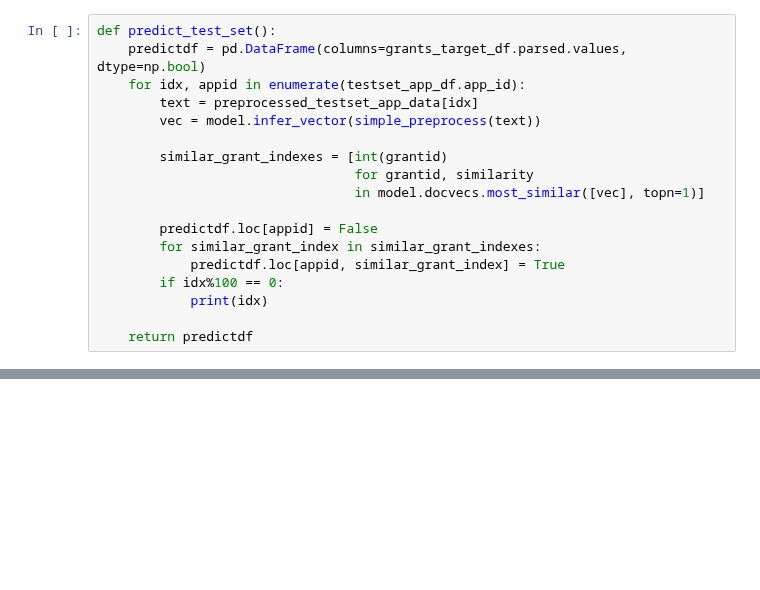
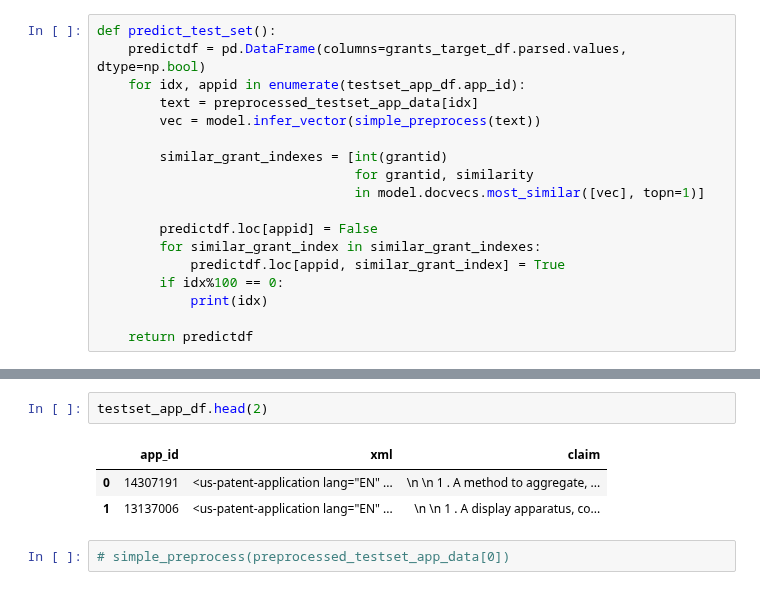
Before and after one commit to yoheikikuta/US-patent-analysis, a Jupyter notebook: notebook/word2vec_doc2vec_models.ipynb, the cells around one changed output, grey strips where cells are left out. Saved outputs shown, nothing was run; the diff lists cells and outputs as text; blank space fills up the shorter version.

```diff
--- a/notebook/word2vec_doc2vec_models.ipynb
+++ b/notebook/word2vec_doc2vec_models.ipynb
@@ -517,0 +537,8 @@ calc_summary(pred_df, label_df)
+# %%
+testset_app_df.head(2)
+# %% [output]
+|  | app_id | xml | claim |
+| 0 | 14307191 | <us-patent-application lang="EN" ... | \n \n 1 . A method to aggregate, ... |
+| 1 | 13137006 | <us-patent-application lang="EN" ... | \n \n 1 . A display apparatus, co... |
+# %%
+# simple_preprocess(preprocessed_testset_app_data[0])
```
Also changed, not shown: parts of 26 cells of this notebook.
